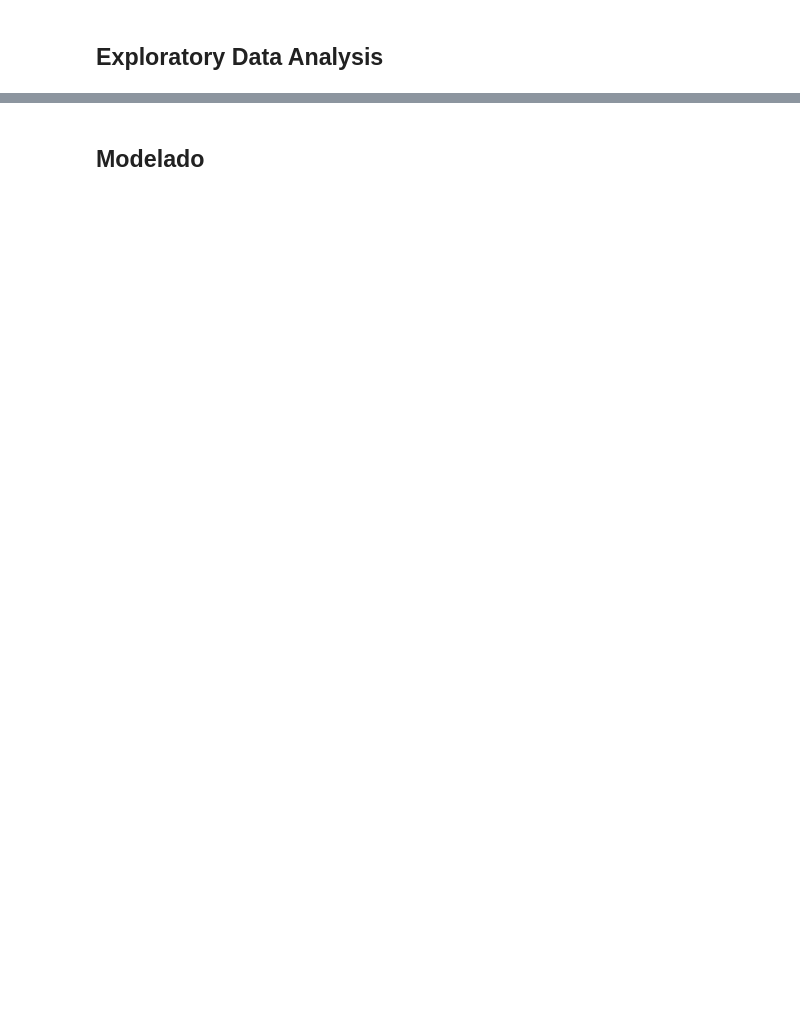
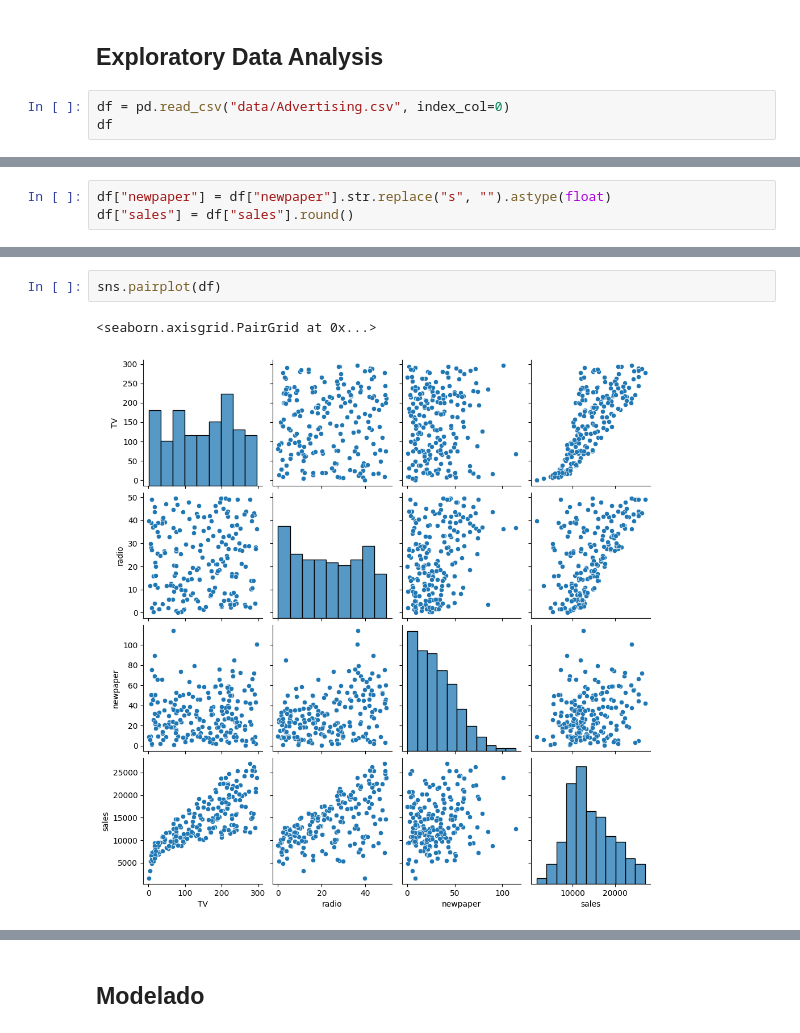
Before and after one commit to diego-dng/1025_DS_VITORIA, a Jupyter notebook: 3-Machine_Learning/1-Supervisado/1-Regression/3-Regularization/ejercicios/Advertising_RidgeLasso.ipynb, the cells around one changed output, grey strips where cells are left out. Cells and saved outputs as stored; diff of their text form; blank space fills up the shorter version.

```diff
--- a/3-Machine_Learning/1-Supervisado/1-Regression/3-Regularization/ejercicios/Advertising_RidgeLasso.ipynb
+++ b/3-Machine_Learning/1-Supervisado/1-Regression/3-Regularization/ejercicios/Advertising_RidgeLasso.ipynb
@@ -16,2 +25,5 @@ Para ello tendrás que utilizar tanto modelos de regresión normales, como regul
 # %% [markdown]
 ## Exploratory Data Analysis
+# %%
+df = pd.read_csv("data/Advertising.csv", index_col=0)
+df
@@ -17,0 +70,3 @@ Para ello tendrás que utilizar tanto modelos de regresión normales, como regul
+# %%
+df["newpaper"] = df["newpaper"].str.replace("s", "").astype(float)
+df["sales"] = df["sales"].round()
@@ -17,0 +87,5 @@ Para ello tendrás que utilizar tanto modelos de regresión normales, como regul
+# %%
+sns.pairplot(df)
+# %% [output]
+<seaborn.axisgrid.PairGrid at 0x...>
+[figure, added]
```
Also changed, not shown: parts of 30 cells of this notebook, 7 other files.
